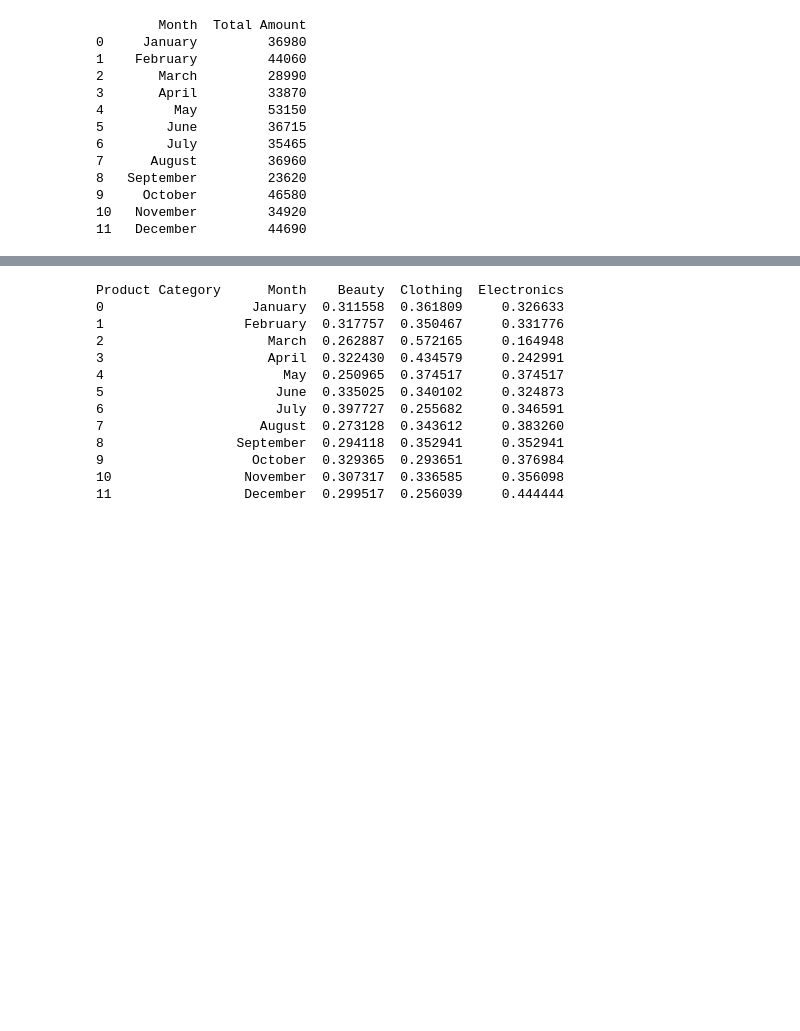
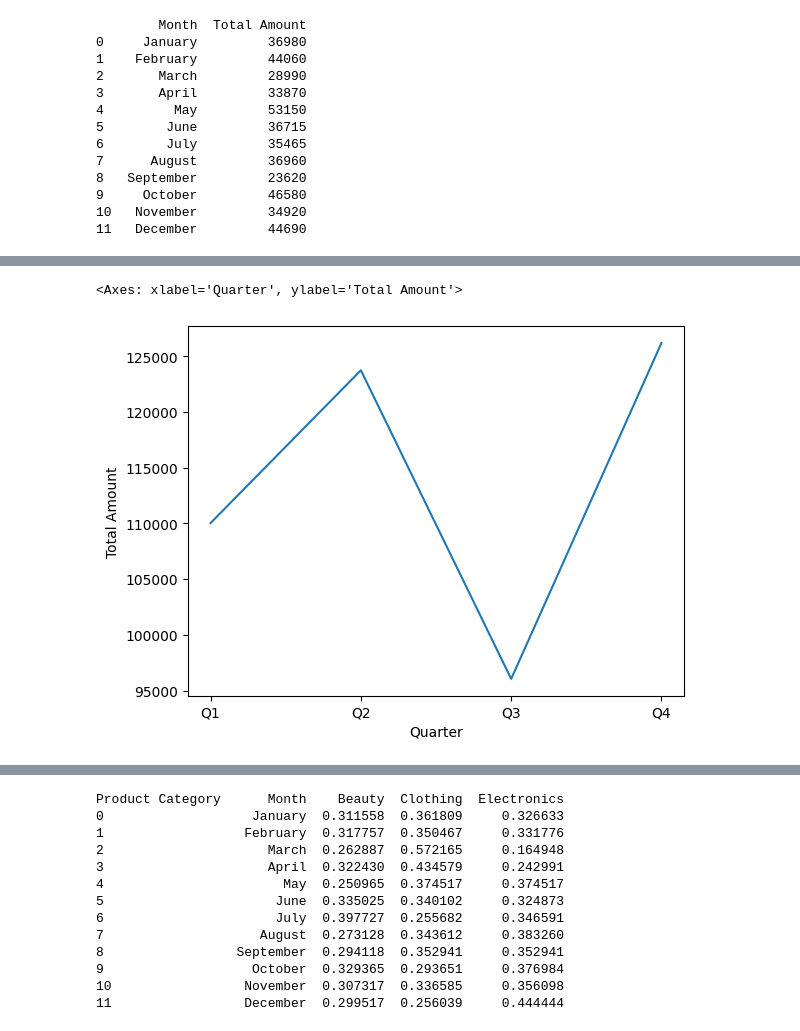
Before and after one commit to KresnaFajri/RetailSales, a Jupyter notebook: retailsales.ipynb, the cells around one changed output, grey strips where cells are left out. Saved outputs shown, nothing was run; the diff lists cells and outputs as text; code cells hidden in the pictures; blank space fills up the shorter version.

```diff
--- a/retailsales.ipynb
+++ b/retailsales.ipynb
@@ -226,0 +238,5 @@ Barang apa saja yang sering dibeli orang di bulan Mei yang menyebabkan pendapata
+# %%
+#Bagi sales menurut quarter nya
+sales_by_quarter_df = df[['Quarter', 'Total Amount']]
+sales_by_quarter = sales_by_quarter_df.groupby('Quarter')['Total Amount'].sum().reset_index()
+sales_by_quarter
@@ -226,0 +249,6 @@ Barang apa saja yang sering dibeli orang di bulan Mei yang menyebabkan pendapata
+# %%
+#Buat visualisasi datanya
+sns.lineplot(data = sales_by_quarter, x = 'Quarter', y = 'Total Amount' )
+# %% [output]
+<Axes: xlabel='Quarter', ylabel='Total Amount'>
+[figure, added]
```
Also changed, not shown: parts of 20 cells of this notebook.
